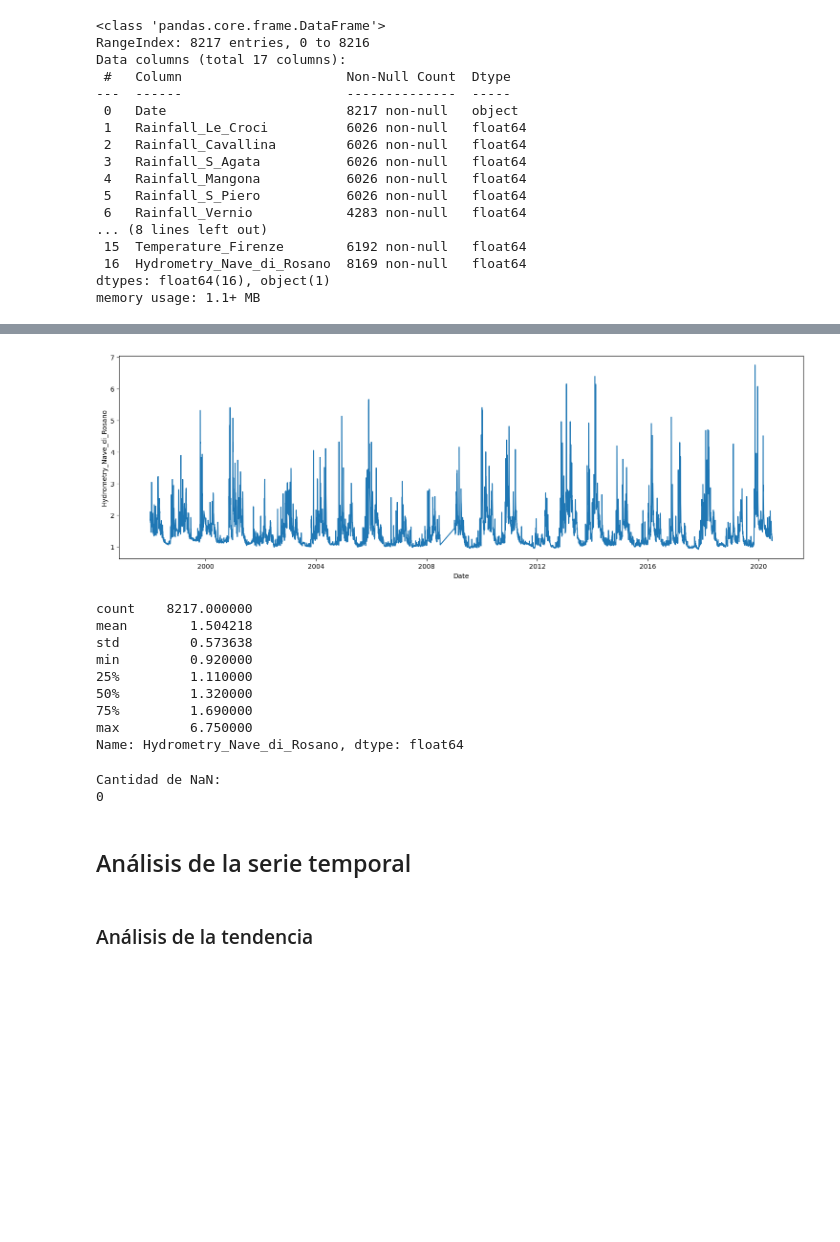
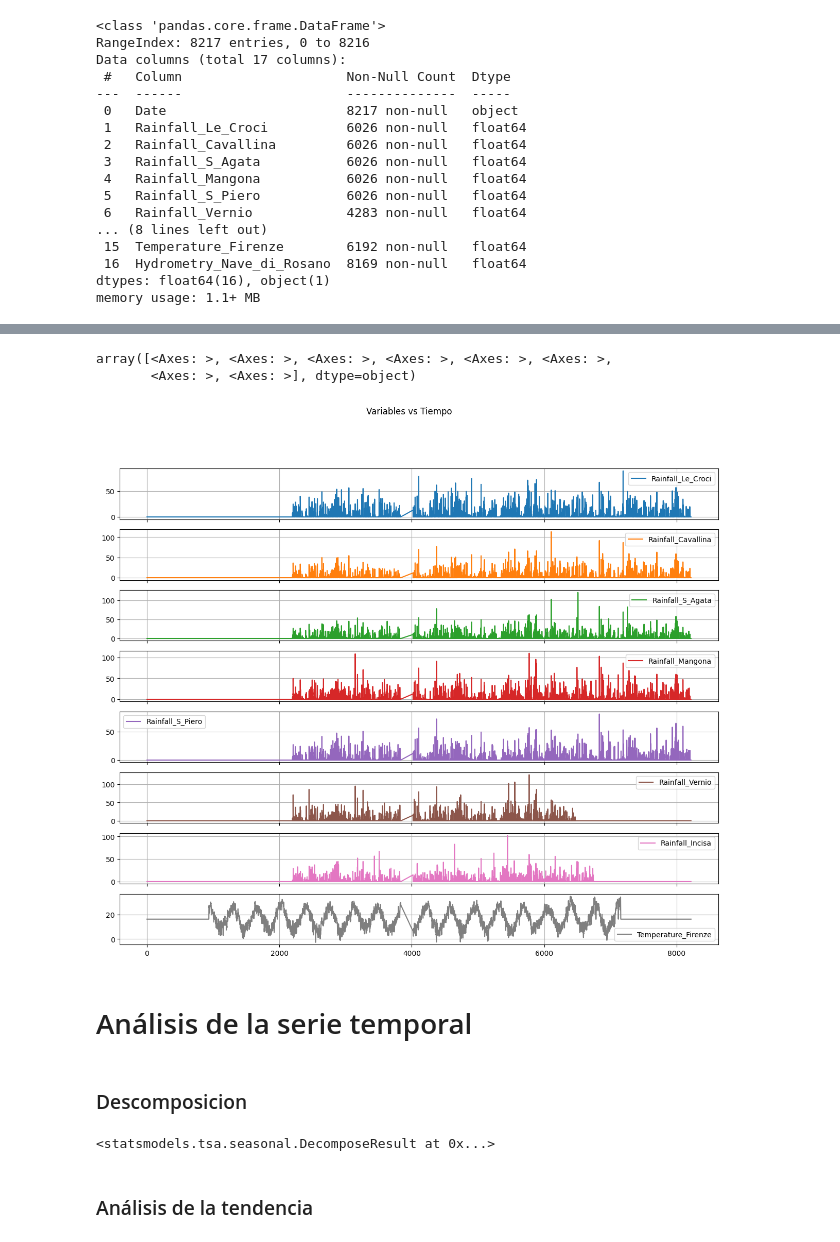
Before and after one commit to 4GeeksAcademy/Salvador0302-Time-Series-Project, a Jupyter notebook: src/explore.ipynb, the cells around one changed output, grey strips where cells are left out. Saved outputs shown, nothing was run; the diff lists cells and outputs as text; code cells hidden in the pictures; blank space fills up the shorter version.

```diff
--- a/src/explore.ipynb
+++ b/src/explore.ipynb
@@ -102,6 +121,0 @@ Freq: M, Name: Hydrometry_Nave_di_Rosano, dtype: int64
-# %%
-# Interpolación de los valores NaN
-df = df.interpolate(method="linear")
-# Verificar si hay NaN después de la interpolación
-print("Cantidad de NaN después de la interpolación:")
-print(df.isna().sum())
@@ -129,33 +122,9 @@ plt.show()
-# %%
-df = df[df >= 0.6]
-# %%
-df = df.resample("D").mean()
-df = df.interpolate(method='linear')
-# %%
-fig, axis = plt.subplots(figsize = (15, 5))
-sns.lineplot(data = df)
-plt.tight_layout()
-plt.show()
-# %% [output]
-[figure, removed]
-# %%
-df.describe()
-# %% [output]
-count    8217.000000
-mean        1.504218
-std         0.573638
-min         0.920000
-25%         1.110000
-50%         1.320000
-75%         1.690000
-max         6.750000
-Name: Hydrometry_Nave_di_Rosano, dtype: float64
-# %%
-cantidad_nan = df.isna().sum()
-nan_por_mes = df.isna().groupby(df.index.to_period('M')).sum()
-nan_por_mes = nan_por_mes[nan_por_mes > 0]
-print("Cantidad de NaN:")
-print(cantidad_nan)
-# %% [output]
-Cantidad de NaN:
-0
+# %%
+df[['Rainfall_Le_Croci', 'Rainfall_Cavallina',
+    'Rainfall_S_Agata', 'Rainfall_Mangona', 'Rainfall_S_Piero',
+    'Rainfall_Vernio', 'Rainfall_Incisa', 'Temperature_Firenze']] \
+    .plot(subplots=True, figsize=(15, 12), title='Variables vs Tiempo', grid=True)
+# %% [output]
+array([<Axes: >, <Axes: >, <Axes: >, <Axes: >, <Axes: >, <Axes: >,
+       <Axes: >, <Axes: >], dtype=object)
+[figure, added]
@@ -162,4 +139,11 @@ Cantidad de NaN:
 # %% [markdown]
-## Análisis de la serie temporal
+# Análisis de la serie temporal
+# %% [markdown]
+### Descomposicion
+# %%
+decomposition = seasonal_decompose(df['y'], model='additive', period=365)
+decomposition
+# %% [output]
+<statsmodels.tsa.seasonal.DecomposeResult at 0x...>
 # %% [markdown]
 ### Análisis de la tendencia
```
Also changed, not shown: parts of 38 cells of this notebook, 40 other files.
